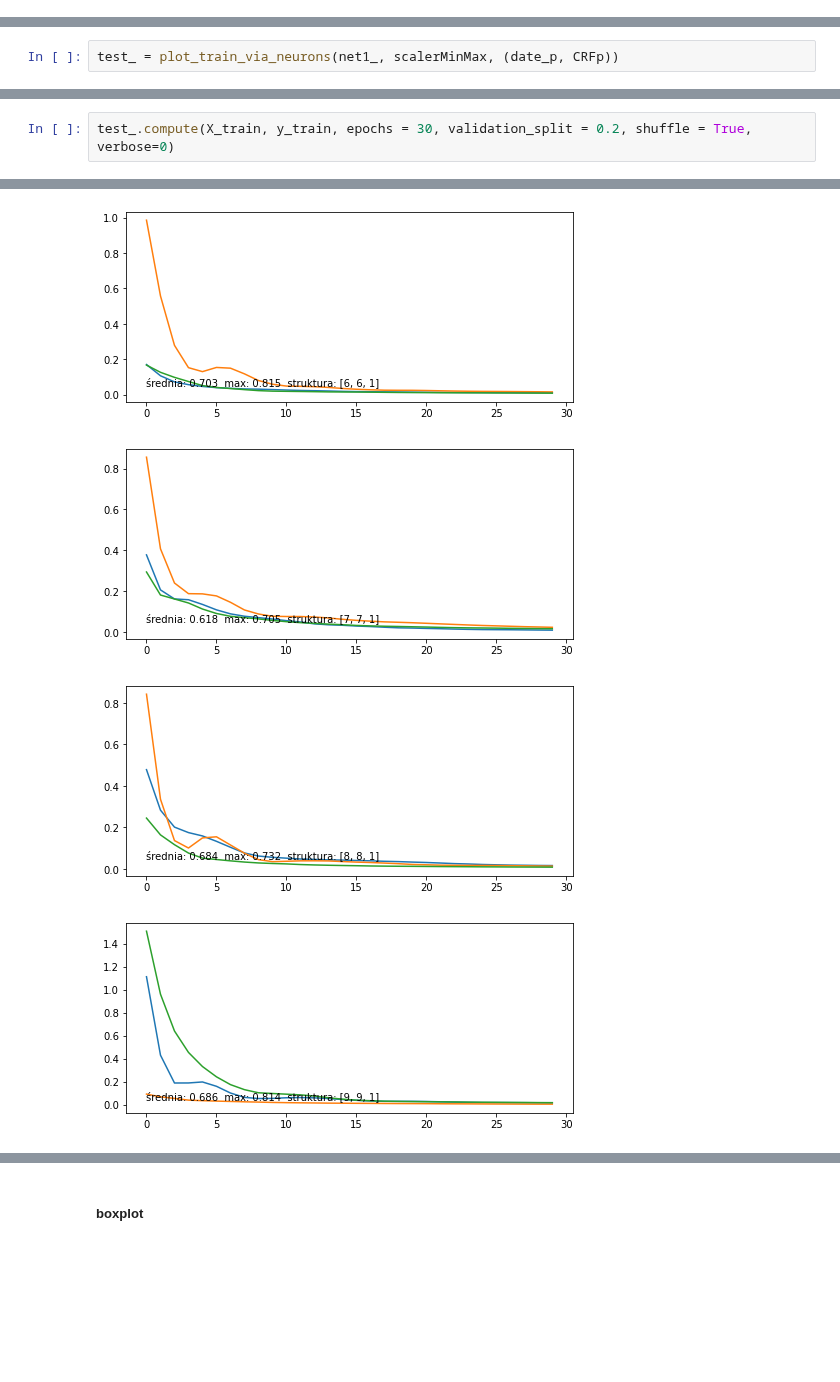
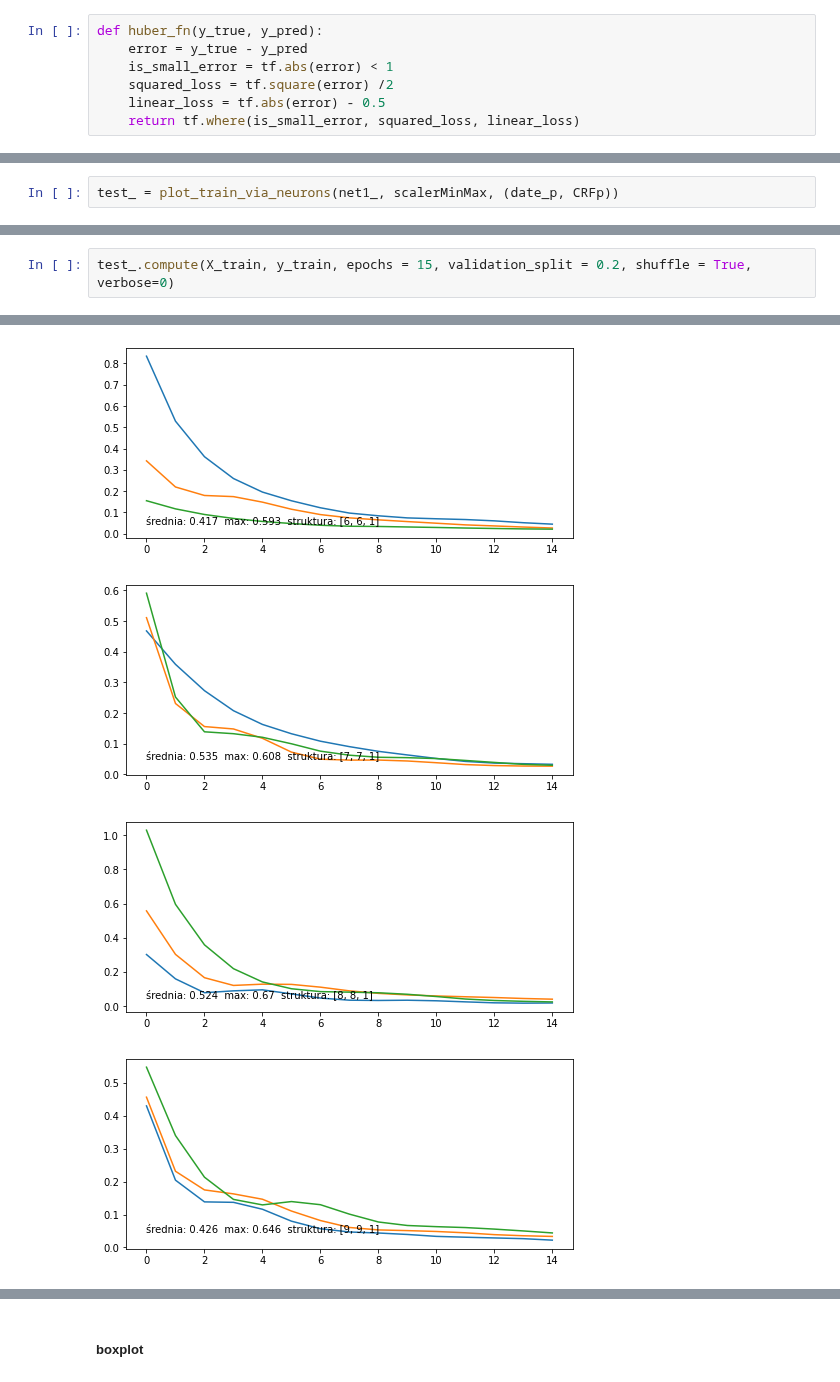
Before and after one commit to d-jus/tf_pipeline, a Jupyter notebook: SSN CRF - p & CRF - m.ipynb, the cells around one changed output, grey strips where cells are left out. Cells and saved outputs as stored; diff of their text form; blank space fills up the shorter version.

```diff
--- a/SSN CRF - p & CRF - m.ipynb
+++ b/SSN CRF - p & CRF - m.ipynb
@@ -288,0 +289,7 @@ test_.compute(X_train, y_train, epochs = 30, validation_split = 0.2, shuffle = T
+# %%
+def huber_fn(y_true, y_pred):
+    error = y_true - y_pred
+    is_small_error = tf.abs(error) < 1
+    squared_loss = tf.square(error) /2
+    linear_loss = tf.abs(error) - 0.5
+    return tf.where(is_small_error, squared_loss, linear_loss)
@@ -1545,3 +1560,3 @@ test_ = plot_train_via_neurons(net1_, scalerMinMax, (date_p, CRFp))
 # %%
-test_.compute(X_train, y_train, epochs = 30, validation_split = 0.2, shuffle = True, verbose=0)
+test_.compute(X_train, y_train, epochs = 15, validation_split = 0.2, shuffle = True, verbose=0)
 # %% [output]
@@ -1552,4 +1567,4 @@ test_.compute(X_train, y_train, epochs = 30, validation_split = 0.2, shuffle = T
-[figure, old version]
+[figure, new version]
-[figure, old version]
+[figure, new version]
-[figure, old version]
+[figure, new version]
-[figure, old version]
+[figure, new version]
```
Also changed, not shown: parts of 33 cells of this notebook.
